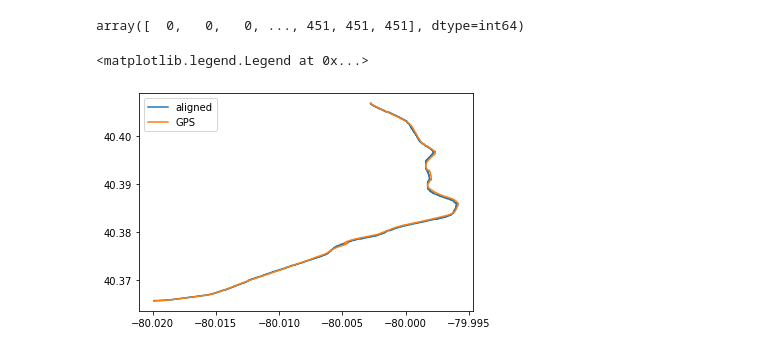
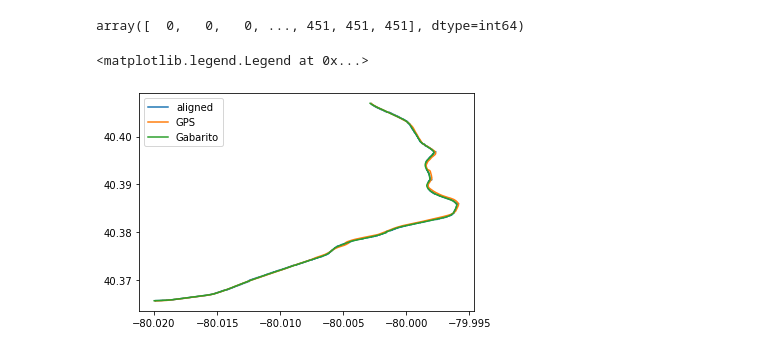
Before and after one commit to lorenzo-trevizani/UFES-monitoracao-diagnostico-maquinas, a Jupyter notebook: analise_exploratoria.ipynb, the cells around one changed output. Drawn from its saved outputs; the diff is of its cells as text; code cells hidden in the pictures.

```diff
--- a/analise_exploratoria.ipynb
+++ b/analise_exploratoria.ipynb
@@ -265,13 +265,13 @@ array([  0,   0,   0, ..., 451, 451, 451], dtype=int64)
 # %%
 plt.plot(GPS.Longitude[resx.get_warping_path(target="query")],GPS.Latitude[resy.get_warping_path(target="query")], label="aligned")
 #plt.plot(x_out,y_out, label='Referencia')
 plt.plot(GPS.Longitude,GPS.Latitude, label='GPS')
-#plt.plot(x_out,y_out, label='Gabarito')
+plt.plot(x_out,y_out, label='Gabarito')
 #plt.plot(resx.get_warping_path(target="query"), y_out, label='Ajuste')
 plt.legend()
 # %% [output]
 <matplotlib.legend.Legend at 0x...>
-[figure, old version]
+[figure, new version]
 # %%
 distance=[]
 aux = df_global.loc[(df_global['trem'] == 'LRV4306') & (df_global['accelerometer'] == -1)
```
Also changed, not shown: parts of 10 cells of this notebook.
